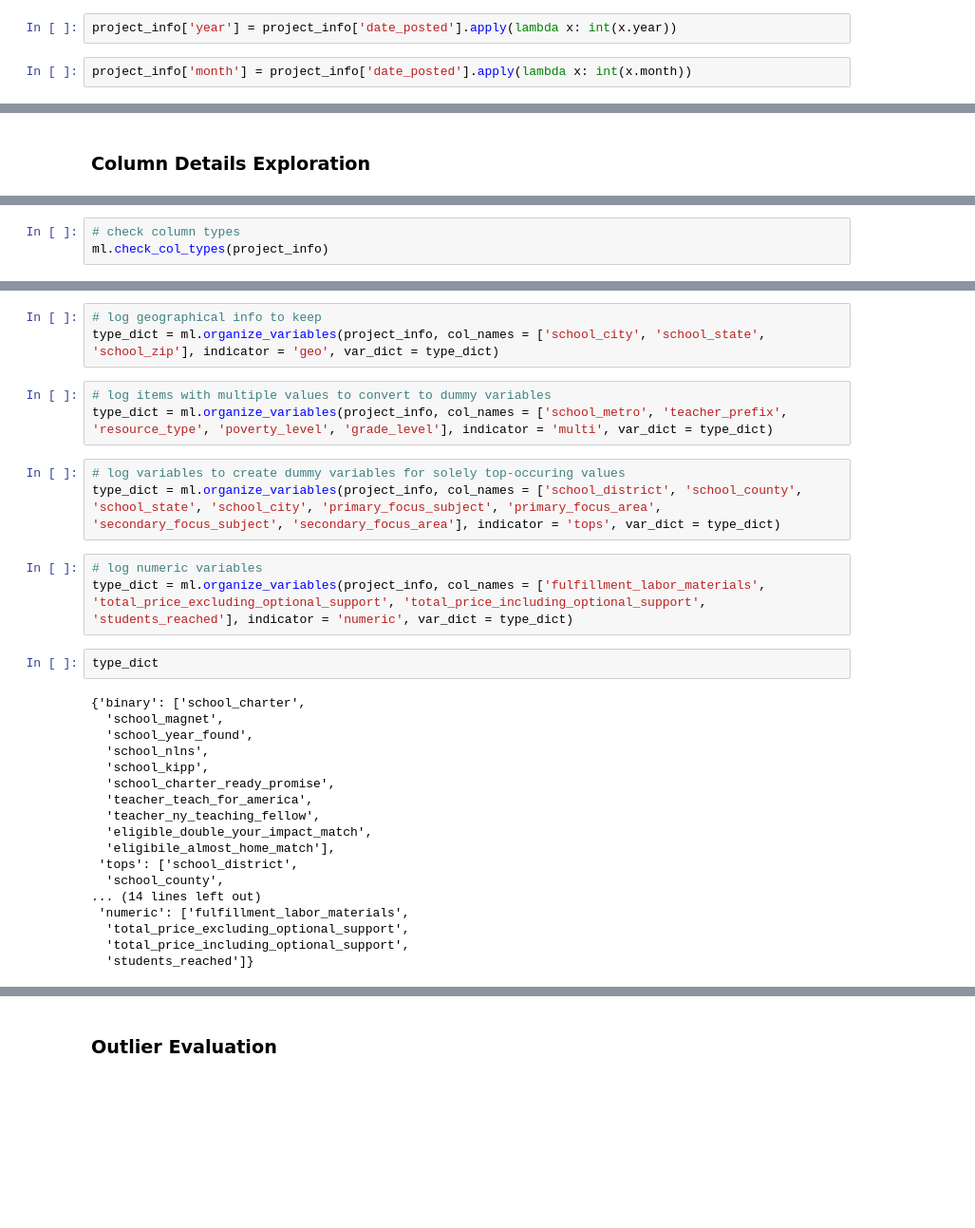
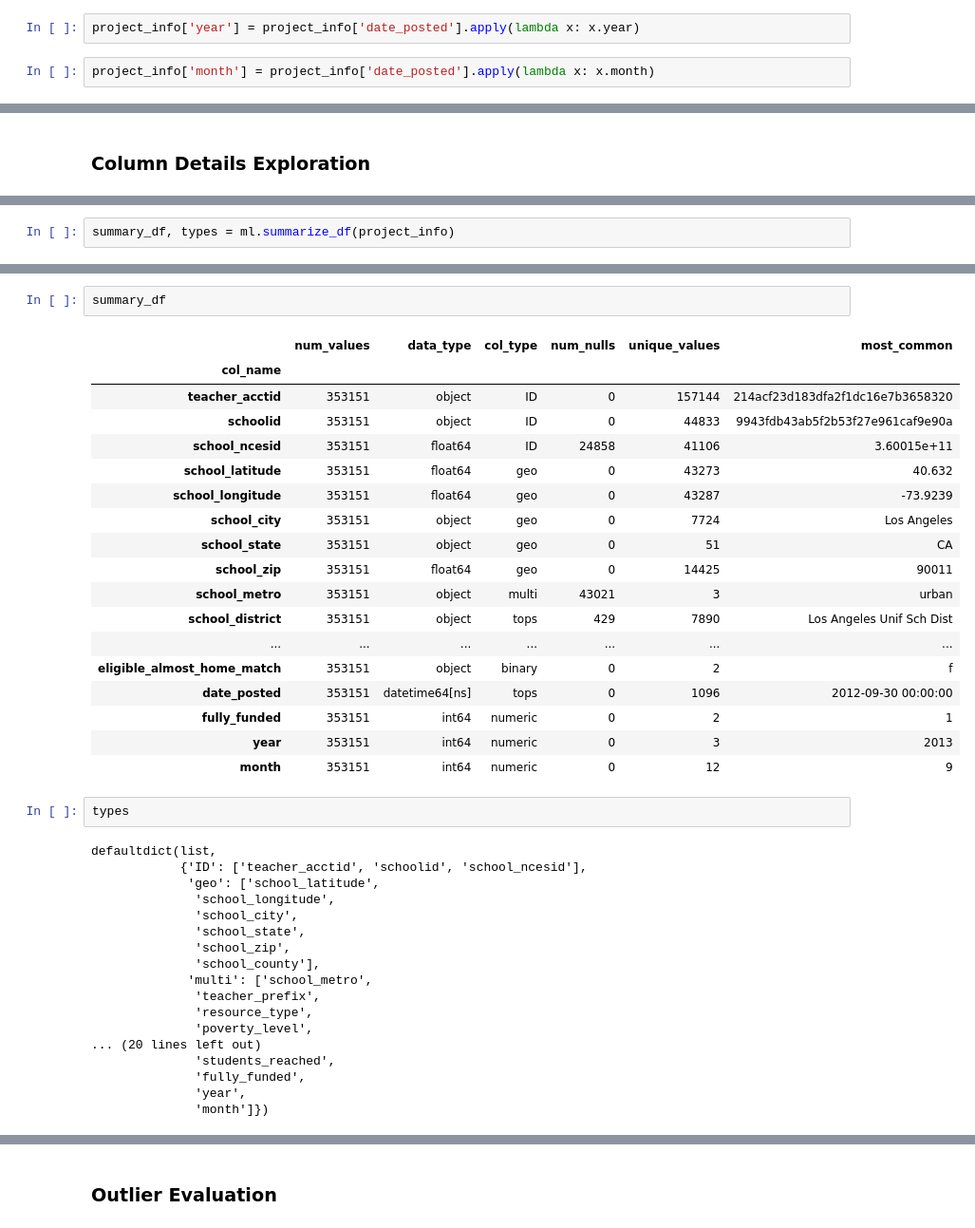
Before and after one commit to anmolchaturvedi/predicting_excitement, a Jupyter notebook: donors_choose.ipynb, the cells around one changed output, grey strips where cells are left out. Shown at 95% size. Drawn from its saved outputs; the diff is of its cells as text; blank space fills up the shorter version.

```diff
--- a/donors_choose.ipynb
+++ b/donors_choose.ipynb
@@ -95,9 +96,9 @@ dtype('O')
 # %%
 project_info['date_posted'] = ml.convert_dates(project_info['date_posted'])
 # %%
-project_info['year'] = project_info['date_posted'].apply(lambda x: int(x.year))
+project_info['year'] = project_info['date_posted'].apply(lambda x: x.year)
 # %%
-project_info['month'] = project_info['date_posted'].apply(lambda x: int(x.month))
+project_info['month'] = project_info['date_posted'].apply(lambda x: x.month)
 # %%
 project_info['year'].unique()
 # %% [output]
@@ -127,5 +128,4 @@ project_info.describe().round(3).transpose()
 | year | 353151.0 | 2.012077e+03 | 8.130000e-01 | 2.011000e+03 | 2.011000e+03 | 2.012000e+03 | 2.013000e+03 | 2.013000e+03 |
 | month | 353151.0 | 6.933000e+00 | 3.591000e+00 | 1.000000e+00 | 3.000000e+00 | 8.000000e+00 | 1.000000e+01 | 1.200000e+01 |
 # %%
-# check column types
-ml.check_col_types(project_info)
+summary_df, types = ml.summarize_df(project_info)
@@ -179,32 +132,41 @@ type_dict = ml.organize_variables(project_info, col_names = ['school_latitude',
-# %%
-# log geographical info to keep
-type_dict = ml.organize_variables(project_info, col_names = ['school_city', 'school_state', 'school_zip'], indicator = 'geo', var_dict = type_dict)
-# %%
-# log items with multiple values to convert to dummy variables
-type_dict = ml.organize_variables(project_info, col_names = ['school_metro', 'teacher_prefix', 'resource_type', 'poverty_level', 'grade_level'], indicator = 'multi', var_dict = type_dict)
-# %%
-# log variables to create dummy variables for solely top-occuring values
-type_dict = ml.organize_variables(project_info, col_names = ['school_district', 'school_county', 'school_state', 'school_city', 'primary_focus_subject', 'primary_focus_area', 'secondary_focus_subject', 'secondary_focus_area'], indicator = 'tops', var_dict = type_dict)
-# %%
-# log numeric variables
-type_dict = ml.organize_variables(project_info, col_names = ['fulfillment_labor_materials', 'total_price_excluding_optional_support', 'total_price_including_optional_support', 'students_reached'], indicator = 'numeric', var_dict = type_dict)
-# %%
-type_dict
-# %% [output]
-{'binary': ['school_charter',
-  'school_magnet',
-  'school_year_found',
-  'school_nlns',
-  'school_kipp',
-  'school_charter_ready_promise',
-  'teacher_teach_for_america',
-  'teacher_ny_teaching_fellow',
-  'eligible_double_your_impact_match',
-  'eligibile_almost_home_match'],
- 'tops': ['school_district',
-  'school_county',
-... (14 lines left out)
- 'numeric': ['fulfillment_labor_materials',
-  'total_price_excluding_optional_support',
-  'total_price_including_optional_support',
-  'students_reached']}
+# %%
+summary_df
+# %% [output]
+|  | num_values | data_type | col_type | num_nulls | unique_values | most_common |
+| col_name |  |  |  |  |  |  |
+| teacher_acctid | 353151 | object | ID | 0 | 157144 | 214acf23d183dfa2f1dc16e7b3658320 |
+| schoolid | 353151 | object | ID | 0 | 44833 | 9943fdb43ab5f2b53f27e961caf9e90a |
+| school_ncesid | 353151 | float64 | ID | 24858 | 41106 | 3.60015e+11 |
+| school_latitude | 353151 | float64 | geo | 0 | 43273 | 40.632 |
+| school_longitude | 353151 | float64 | geo | 0 | 43287 | -73.9239 |
+| school_city | 353151 | object | geo | 0 | 7724 | Los Angeles |
+| school_state | 353151 | object | geo | 0 | 51 | CA |
+| school_zip | 353151 | float64 | geo | 0 | 14425 | 90011 |
+| school_metro | 353151 | object | multi | 43021 | 3 | urban |
+| school_district | 353151 | object | tops | 429 | 7890 | Los Angeles Unif Sch Dist |
+| ... | ... | ... | ... | ... | ... | ... |
+| eligible_almost_home_match | 353151 | object | binary | 0 | 2 | f |
+| date_posted | 353151 | datetime64[ns] | tops | 0 | 1096 | 2012-09-30 00:00:00 |
+| fully_funded | 353151 | int64 | numeric | 0 | 2 | 1 |
+| year | 353151 | int64 | numeric | 0 | 3 | 2013 |
+| month | 353151 | int64 | numeric | 0 | 12 | 9 |
+# %%
+types
+# %% [output]
+defaultdict(list,
+            {'ID': ['teacher_acctid', 'schoolid', 'school_ncesid'],
+             'geo': ['school_latitude',
+              'school_longitude',
+              'school_city',
+              'school_state',
+              'school_zip',
+              'school_county'],
+             'multi': ['school_metro',
+              'teacher_prefix',
+              'resource_type',
+              'poverty_level',
+... (20 lines left out)
+              'students_reached',
+              'fully_funded',
+              'year',
+              'month']})
```
Also changed, not shown: parts of 10 cells of this notebook, 1 other file.
